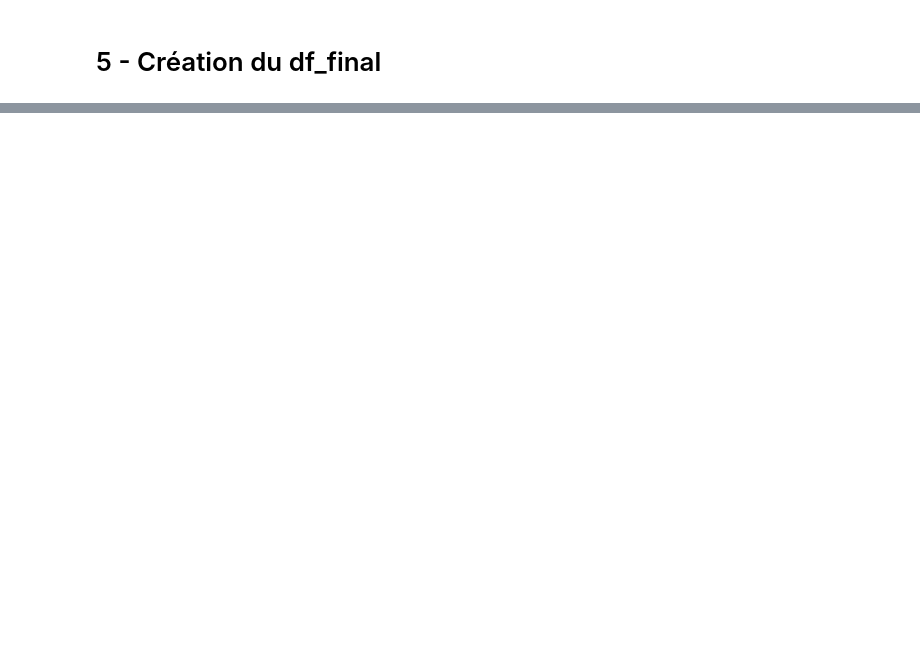
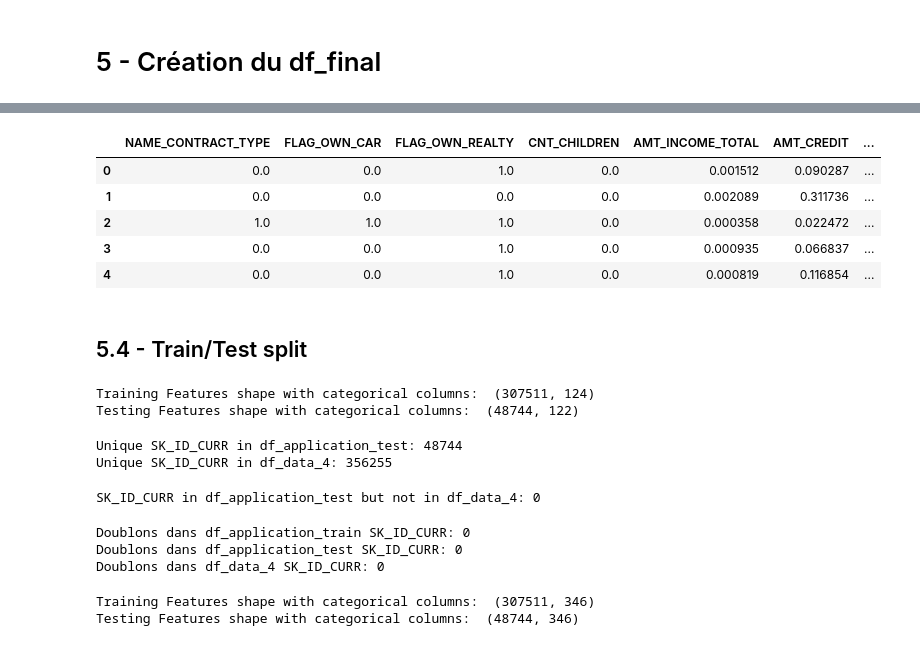
Before and after one commit to GaryMauger/P7_implementer_modele_scoring, a Jupyter notebook: Projet_7.ipynb, the cells around one changed output, grey strips where cells are left out. Drawn from its saved outputs; the diff is of its cells as text; code cells hidden in the pictures; blank space fills up the shorter version.

```diff
--- a/Projet_7.ipynb
+++ b/Projet_7.ipynb
@@ -2669,0 +2489,5 @@ KeyError: "['TARGET'] not found in axis"
+# %%
+# One-hot encoding des variables catégorielles
+df_data_5 = pd.get_dummies(df_data_4)
+
+print('df_data_5 Features shape: ', df_data_5.shape)
@@ -2673,0 +2539,23 @@ KeyError: "['TARGET'] not found in axis"
+# %%
+# Identifiants et cible à exclure de la standardisation
+exclude_cols = ['SK_ID_CURR', 'TARGET']
+
+# Séparer les colonnes à standardiser de celles à exclure
+cols_to_scale = [col for col in df_data_5.columns if col not in exclude_cols]
+df_data_to_scale = df_data_5[cols_to_scale]
+df_data_excluded = df_data_5[exclude_cols]
+
+# Création du scaler
+scaler = MinMaxScaler(feature_range=(0, 1))
+
+# Ajustement et transformation
+df_data_scaled = scaler.fit_transform(df_data_to_scale)
+
+# Recréer un DataFrame avec les colonnes standardisées
+df_data_scaled_df = pd.DataFrame(df_data_scaled, columns=cols_to_scale)
+
+# Ajouter les colonnes exclues
+df_final = pd.concat([df_data_scaled_df, df_data_excluded.reset_index(drop=True)], axis=1)
+
+print('Standardization complete.')
+print('Data shape after scaling: ', df_final.shape)
@@ -2673,0 +2590,40 @@ KeyError: "['TARGET'] not found in axis"
+# %%
+# Statistiques descriptives avant et après standardisation
+df_final.head()
+# %% [output]
+|  | NAME_CONTRACT_TYPE | FLAG_OWN_CAR | FLAG_OWN_REALTY | CNT_CHILDREN | AMT_INCOME_TOTAL | AMT_CREDIT | ... |
+| 0 | 0.0 | 0.0 | 1.0 | 0.0 | 0.001512 | 0.090287 | ... |
+| 1 | 0.0 | 0.0 | 0.0 | 0.0 | 0.002089 | 0.311736 | ... |
+| 2 | 1.0 | 1.0 | 1.0 | 0.0 | 0.000358 | 0.022472 | ... |
+| 3 | 0.0 | 0.0 | 1.0 | 0.0 | 0.000935 | 0.066837 | ... |
+| 4 | 0.0 | 0.0 | 1.0 | 0.0 | 0.000819 | 0.116854 | ... |
+# %% [markdown]
+## 5.4 - Train/Test split
+# %%
+print('Training Features shape with categorical columns: ', df_application_train.shape)
+print('Testing Features shape with categorical columns: ', df_application_test.shape)
+# %% [output]
+Training Features shape with categorical columns:  (307511, 124)
+Testing Features shape with categorical columns:  (48744, 122)
+# %%
+# Vérifier les valeurs uniques de SK_ID_CURR dans df_application_test et df_data_4
+print("Unique SK_ID_CURR in df_application_test:", df_application_test['SK_ID_CURR'].nunique())
+print("Unique SK_ID_CURR in df_data_4:", df_final['SK_ID_CURR'].nunique())
+# %% [output]
+Unique SK_ID_CURR in df_application_test: 48744
+Unique SK_ID_CURR in df_data_4: 356255
+# %%
+# Trouver les SK_ID_CURR qui sont dans df_application_test mais pas dans df_data_4
+test_ids_not_in_data = set(df_application_test['SK_ID_CURR']) - set(df_final['SK_ID_CURR'])
+print("SK_ID_CURR in df_application_test but not in df_data_4:", len(test_ids_not_in_data))
+# %% [output]
+SK_ID_CURR in df_application_test but not in df_data_4: 0
+# %%
+# Vérifier les doublons dans SK_ID_CURR
+print("Doublons dans df_application_train SK_ID_CURR:", df_application_train['SK_ID_CURR'].duplicated().sum())
+print("Doublons dans df_application_test SK_ID_CURR:", df_application_test['SK_ID_CURR'].duplicated().sum())
+print("Doublons dans df_data_4 SK_ID_CURR:", df_final['SK_ID_CURR'].duplicated().sum())
+# %% [output]
+Doublons dans df_application_train SK_ID_CURR: 0
+Doublons dans df_application_test SK_ID_CURR: 0
+Doublons dans df_data_4 SK_ID_CURR: 0
@@ -2673,0 +2641,6 @@ KeyError: "['TARGET'] not found in axis"
+# %%
+print('Training Features shape with categorical columns: ', train.shape)
+print('Testing Features shape with categorical columns: ', test.shape)
+# %% [output]
+Training Features shape with categorical columns:  (307511, 346)
+Testing Features shape with categorical columns:  (48744, 346)
```
Also changed, not shown: parts of 45 cells of this notebook.
